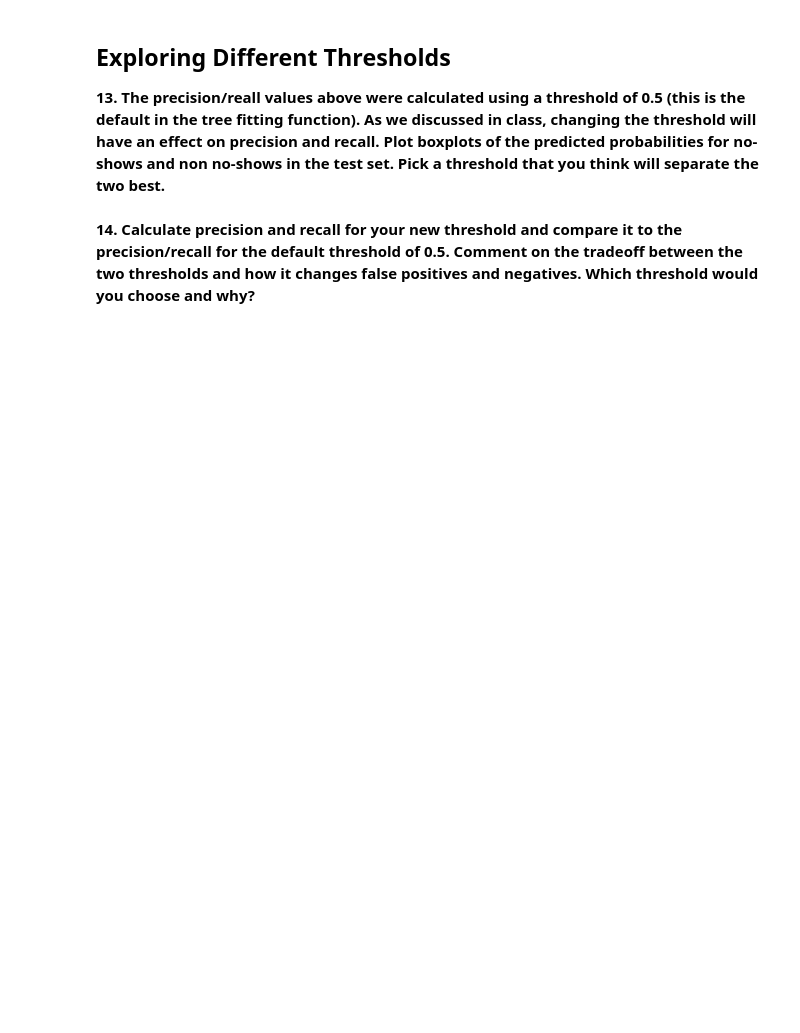
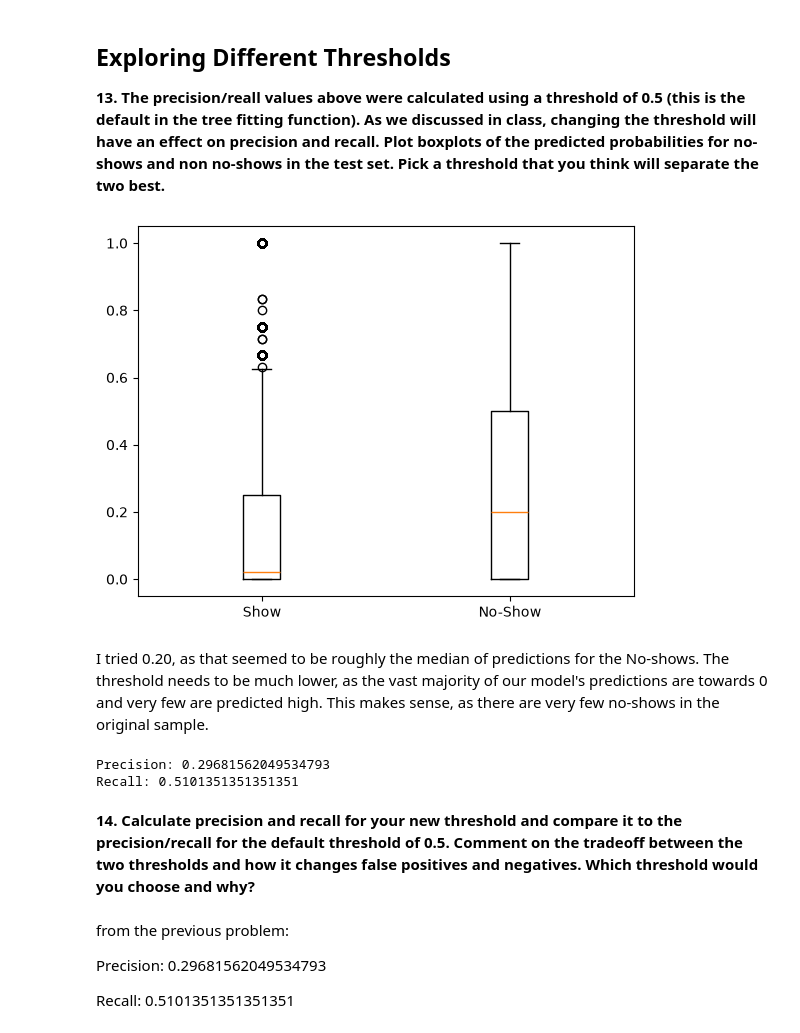
Before and after one commit to chrismji/Datasci-and-Ai-in-Bus, a Jupyter notebook: HW3_PatientNoShows.ipynb, the cells around one changed output. Drawn from its saved outputs; the diff is of its cells as text; code cells hidden in the pictures; blank space fills up the shorter version.

```diff
--- a/HW3_PatientNoShows.ipynb
+++ b/HW3_PatientNoShows.ipynb
@@ -78,7 +386,7 @@ Here's a brief summary of the features in the data:
 # %% [markdown]
 **10: Assign the optimal model that comes out of `GridSearchCV` to `final_model`.  Plot only the first three levels of the final_model tree, by using `.plot_tree()` with the option `max_depth=3` (see code below).  What are the rules to get to the leaf node that has the HIGHEST probability of NO-SHOW in these first three levels? Comment on these rules, do they make sense to you? Are they intuitive?**
 # %%
-final_model = #####
-plt.figure(figsize=(25,10))
+final_model = gridSearch.best_estimator_
+plt.figure(figsize=(25,10), dpi=400)
 plot_tree(final_model, feature_names=X_train.columns, class_names=['Show', 'No-Show'], filled=True, max_depth=3);
 plt.show()
@@ -87,2 +465,10 @@ plt.show()
 # %% [markdown]
 **12. Use your `final_model` to predict values for `X_test` to get `y_pred`. Using `y_pred` and `y_test`, calculate precision and recall using the functions `precision_score` and `recall_score`**
+# %%
+final_model.fit(X_train, y_train)
+y_pred = final_model.predict(X_test)
+
+precision = precision_score(y_test, y_pred)
+recall = recall_score(y_test, y_pred)
+
+print(f'precision: {precision}\nrecall: {recall}')
@@ -90,5 +479,40 @@ plt.show()
 ## Exploring Different Thresholds
 
 **13. The precision/reall values above were calculated using a threshold of 0.5 (this is the default in the tree fitting function).  As we discussed in class, changing the threshold will have an effect on precision and recall.  Plot boxplots of the predicted probabilities for no-shows and non no-shows in the test set.  Pick a threshold that you think will separate the two best.**
+# %%
+y_pred_prob = final_model.predict_proba(X_test)[:, 1]
+
+
+plot_df = pd.DataFrame({
+    'Actual': y_test.values,
+    'PredictedProbability': y_pred_prob
+})
+
+plt.boxplot([
+    y_pred_prob[y_test == 0],
+    y_pred_prob[y_test == 1]
+], tick_labels=['Show', 'No-Show'])
+
+plt.show()
+# %% [output]
+[figure, added]
+# %% [markdown]
+I tried 0.20, as that seemed to be roughly the median of predictions for the No-shows. The threshold needs to be much lower, as the vast majority of our model's predictions are towards 0 and very few are predicted high. This makes sense, as there are very few no-shows in the original sample.
+# %%
+threshold = 0.2
+
+y_pred_new = (y_pred_prob >= threshold).astype(int)
+
+print('Precision:', precision_score(y_test, y_pred_new))
+print('Recall:', recall_score(y_test, y_pred_new))
+# %% [output]
+Precision: 0.29681562049534793
+Recall: 0.5101351351351351
 # %% [markdown]
 **14. Calculate precision and recall for your new threshold and compare it to the precision/recall for the default threshold of 0.5.  Comment on the tradeoff between the two thresholds and how it changes false positives and negatives.  Which threshold would you choose and why?**
+# %% [markdown]
+from the previous problem:
+
+Precision: 0.29681562049534793
+
+Recall: 0.5101351351351351
```
Also changed, not shown: parts of 31 cells of this notebook, 1 other file.
